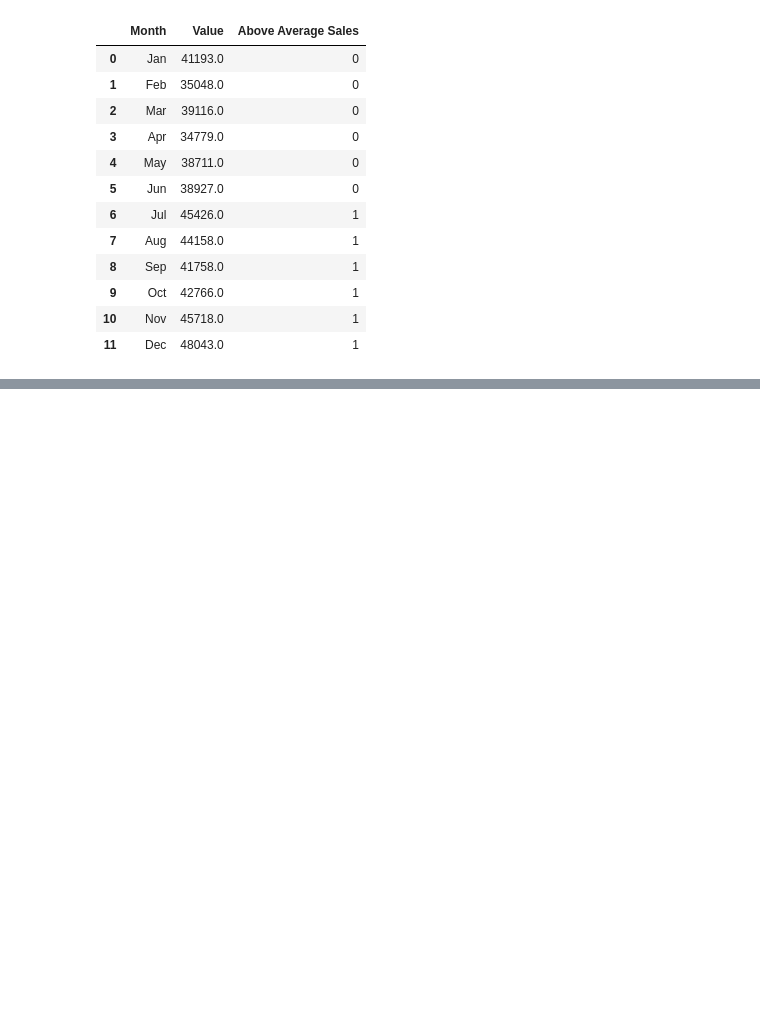
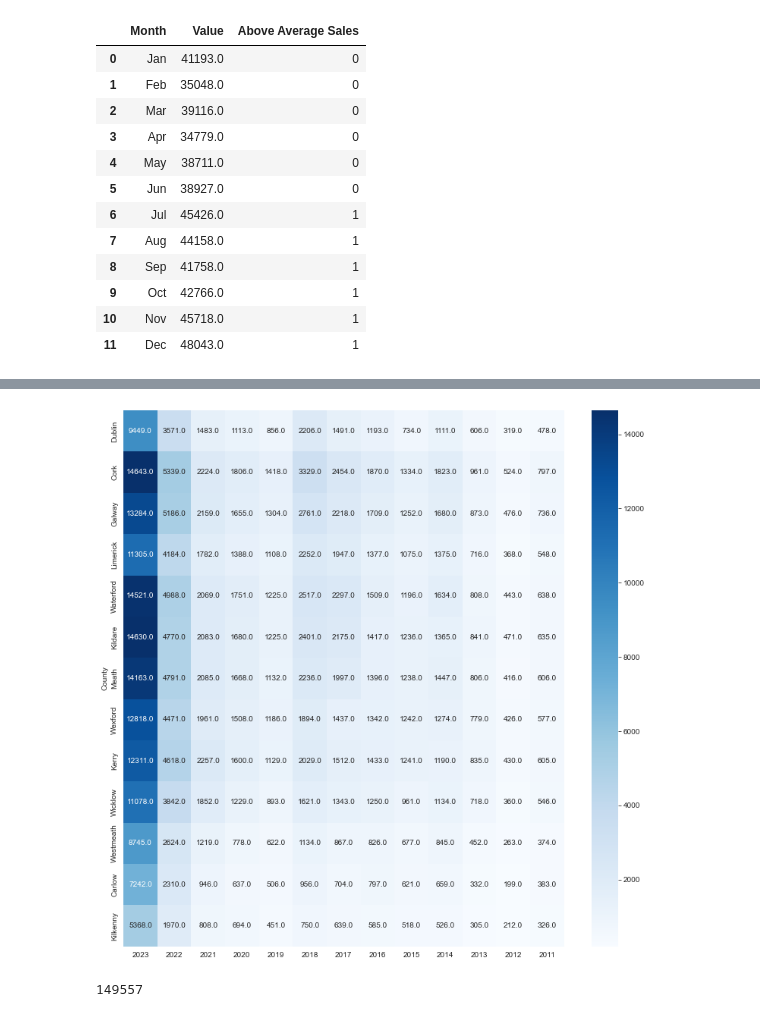
Before and after one commit to batucimenn/residentialDwellingPropertyTransactions, a Jupyter notebook: project.ipynb, the cells around one changed output, grey strips where cells are left out. Cells and saved outputs as stored; diff of their text form; code cells hidden in the pictures; blank space fills up the shorter version.

```diff
--- a/project.ipynb
+++ b/project.ipynb
@@ -550,0 +520,14 @@ numberOfHousesDF_le.head()
+# %%
+#Heatmap visualization was done
+plt.figure(figsize=(13, 13))
+sns.heatmap(data=countOfHousesDF_countyYear.set_index("County"), annot=True, cmap="Blues", fmt="")
+plt.show()
+# %% [output]
+[figure, new version]
+# %%
+#The total number of sales in 2023 was looked at
+countOfHousesDF_countyYear["2023"] = countOfHousesDF_countyYear["2023"].apply(np.int64)
+totalSales2023 = countOfHousesDF_countyYear["2023"].sum()
+totalSales2023
+# %% [output]
+149557
```
Also changed, not shown: parts of 50 cells of this notebook.
